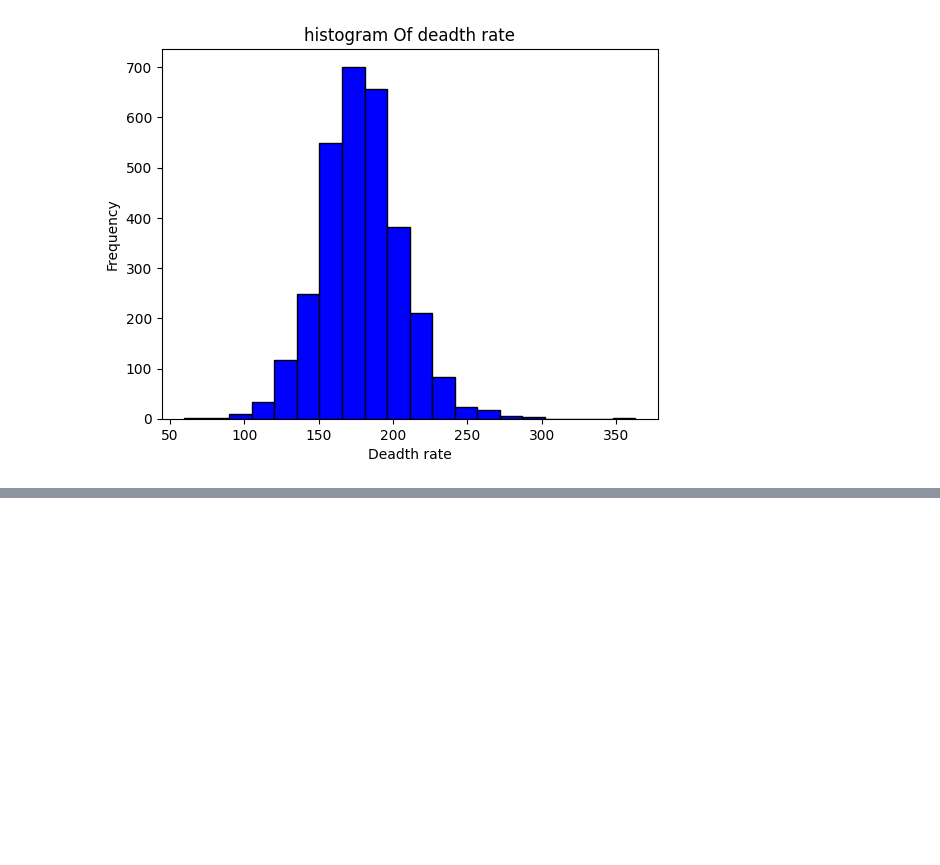
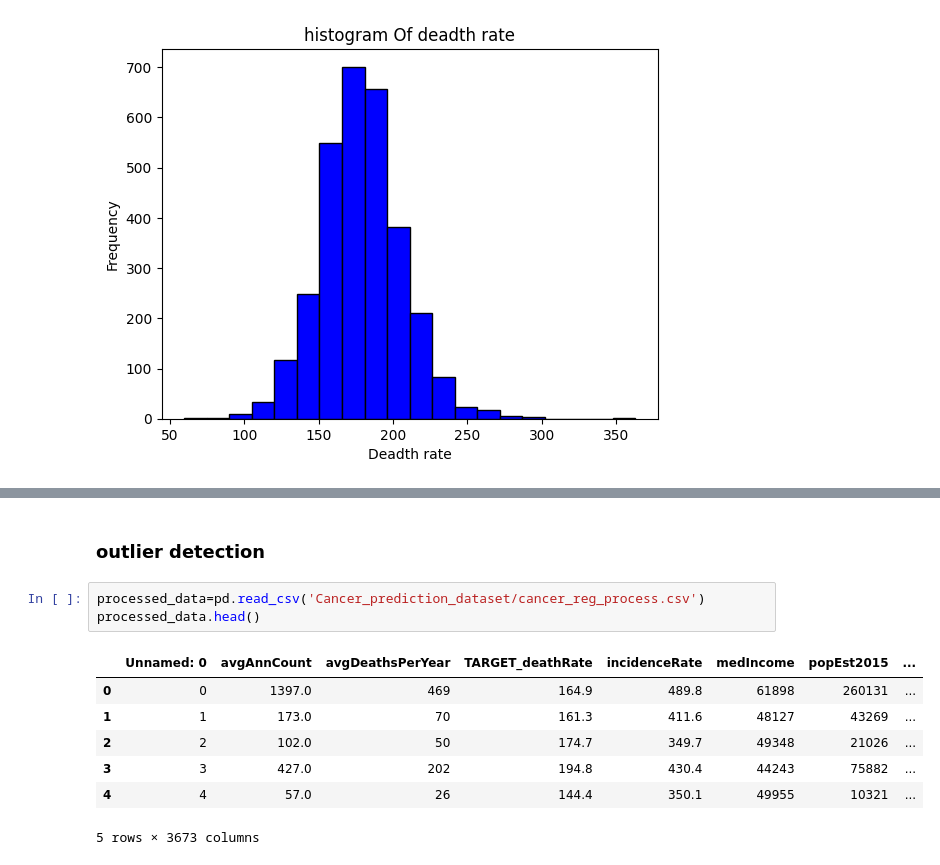
Before and after one commit to ayushRajar/CancerPridictionModel_linearRegression, a Jupyter notebook: eda.ipynb, the cells around one changed output, grey strips where cells are left out. Cells and saved outputs as stored; diff of their text form; blank space fills up the shorter version.

```diff
--- a/eda.ipynb
+++ b/eda.ipynb
@@ -72,0 +88,13 @@ plt.show()
+# %% [markdown]
+<h3> outlier detection </h3>
+# %%
+processed_data=pd.read_csv('Cancer_prediction_dataset/cancer_reg_process.csv')
+processed_data.head()
+# %% [output]
+|  | Unnamed: 0 | avgAnnCount | avgDeathsPerYear | TARGET_deathRate | incidenceRate | medIncome | popEst2015 | ... |
+| 0 | 0 | 1397.0 | 469 | 164.9 | 489.8 | 61898 | 260131 | ... |
+| 1 | 1 | 173.0 | 70 | 161.3 | 411.6 | 48127 | 43269 | ... |
+| 2 | 2 | 102.0 | 50 | 174.7 | 349.7 | 49348 | 21026 | ... |
+| 3 | 3 | 427.0 | 202 | 194.8 | 430.4 | 44243 | 75882 | ... |
+| 4 | 4 | 57.0 | 26 | 144.4 | 350.1 | 49955 | 10321 | ... |
+5 rows × 3673 columns
```
Also changed, not shown: parts of 12 cells of this notebook.
